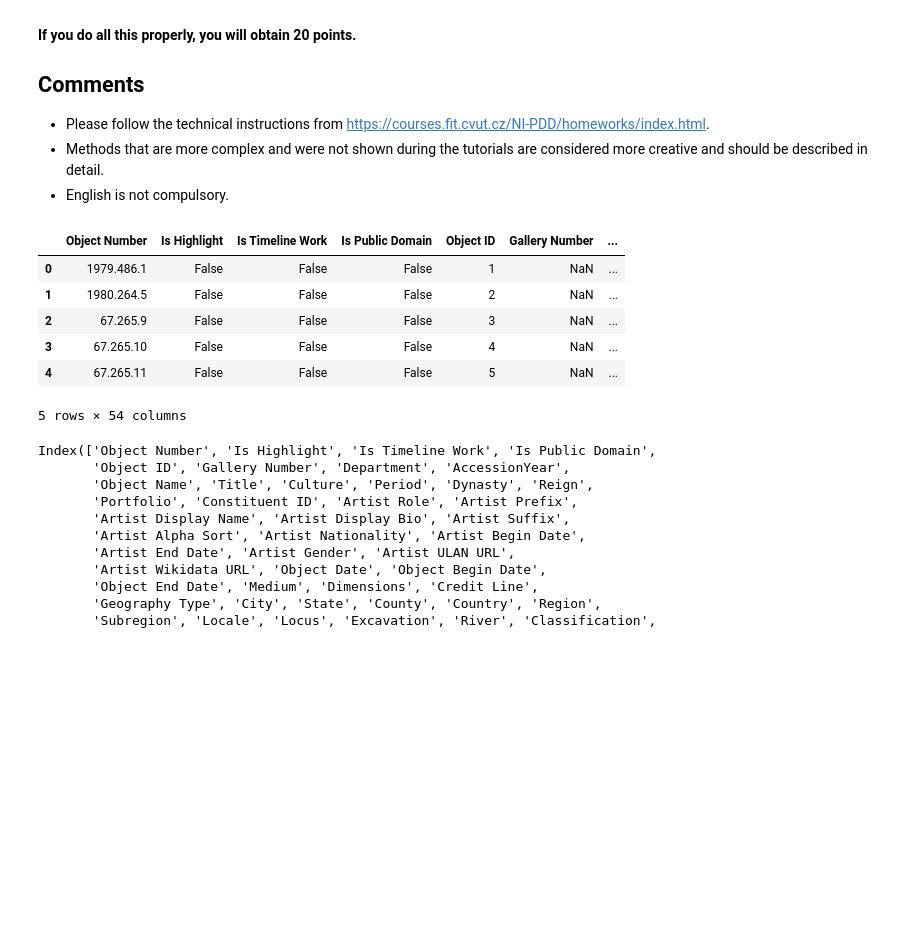
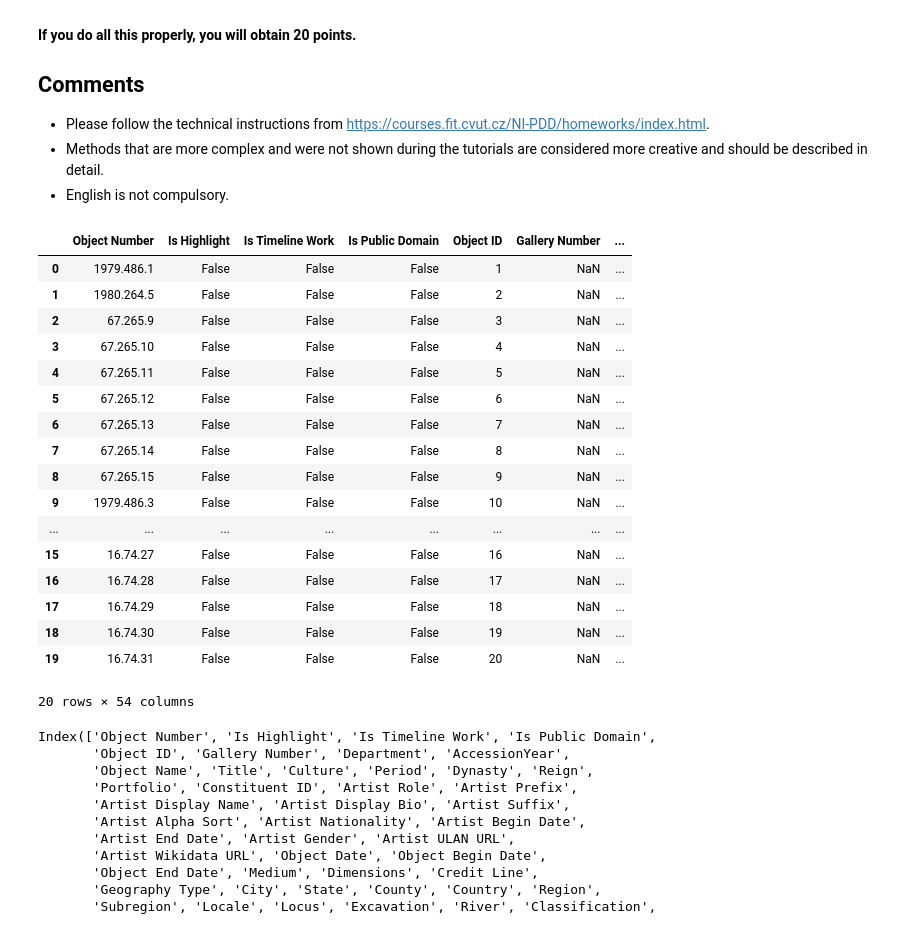
Before and after one commit to nickobard/Data-Preprocessing-Course, a Jupyter notebook: 01/01_homework.ipynb, the cells around one changed output. Saved outputs shown, nothing was run; the diff lists cells and outputs as text; code cells hidden in the pictures; blank space fills up the shorter version.

Commit message:
Separate items in the table

```diff
--- a/01/01_homework.ipynb
+++ b/01/01_homework.ipynb
@@ -36,15 +36,26 @@ All your steps, your choices of methods, and the following code **must be commen
 import pandas as pd
 df = pd.read_csv('MetObjects.txt', nrows=10000)
 # %%
-df.head()
+df.head(20)
 # %% [output]
 |  | Object Number | Is Highlight | Is Timeline Work | Is Public Domain | Object ID | Gallery Number | ... |
 | 0 | 1979.486.1 | False | False | False | 1 | NaN | ... |
 | 1 | 1980.264.5 | False | False | False | 2 | NaN | ... |
 | 2 | 67.265.9 | False | False | False | 3 | NaN | ... |
 | 3 | 67.265.10 | False | False | False | 4 | NaN | ... |
 | 4 | 67.265.11 | False | False | False | 5 | NaN | ... |
+| 5 | 67.265.12 | False | False | False | 6 | NaN | ... |
+| 6 | 67.265.13 | False | False | False | 7 | NaN | ... |
+| 7 | 67.265.14 | False | False | False | 8 | NaN | ... |
+| 8 | 67.265.15 | False | False | False | 9 | NaN | ... |
+| 9 | 1979.486.3 | False | False | False | 10 | NaN | ... |
+| ... | ... | ... | ... | ... | ... | ... | ... |
+| 15 | 16.74.27 | False | False | False | 16 | NaN | ... |
+| 16 | 16.74.28 | False | False | False | 17 | NaN | ... |
+| 17 | 16.74.29 | False | False | False | 18 | NaN | ... |
+| 18 | 16.74.30 | False | False | False | 19 | NaN | ... |
+| 19 | 16.74.31 | False | False | False | 20 | NaN | ... |
-5 rows × 54 columns
+20 rows × 54 columns
 # %%
 df.columns
 # %% [output]
```
Also changed, not shown: parts of 4 cells of this notebook.
